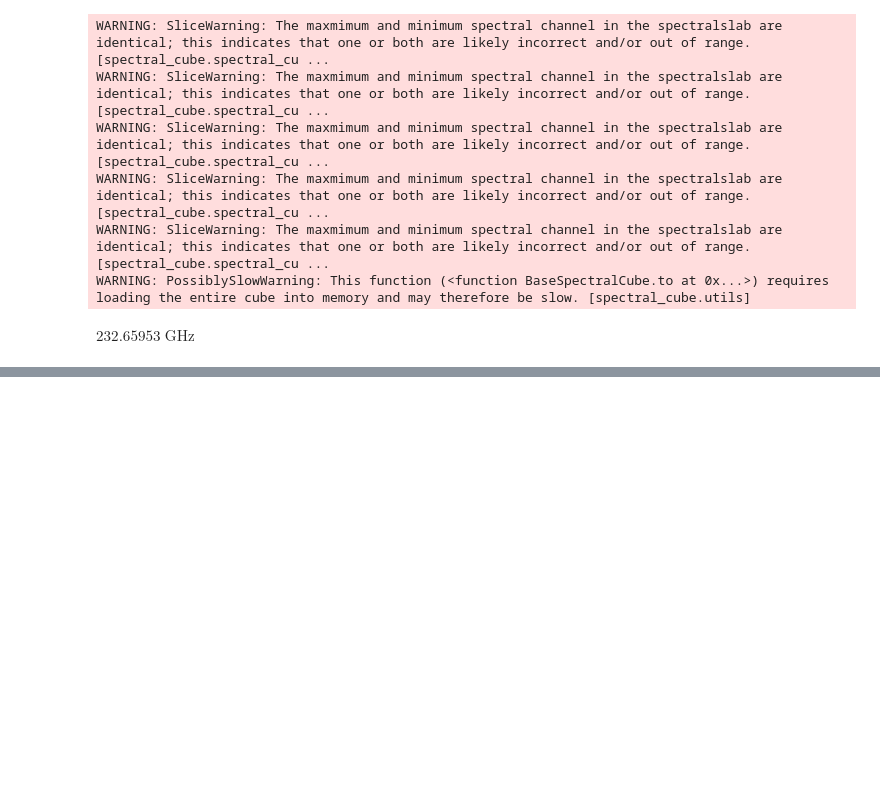
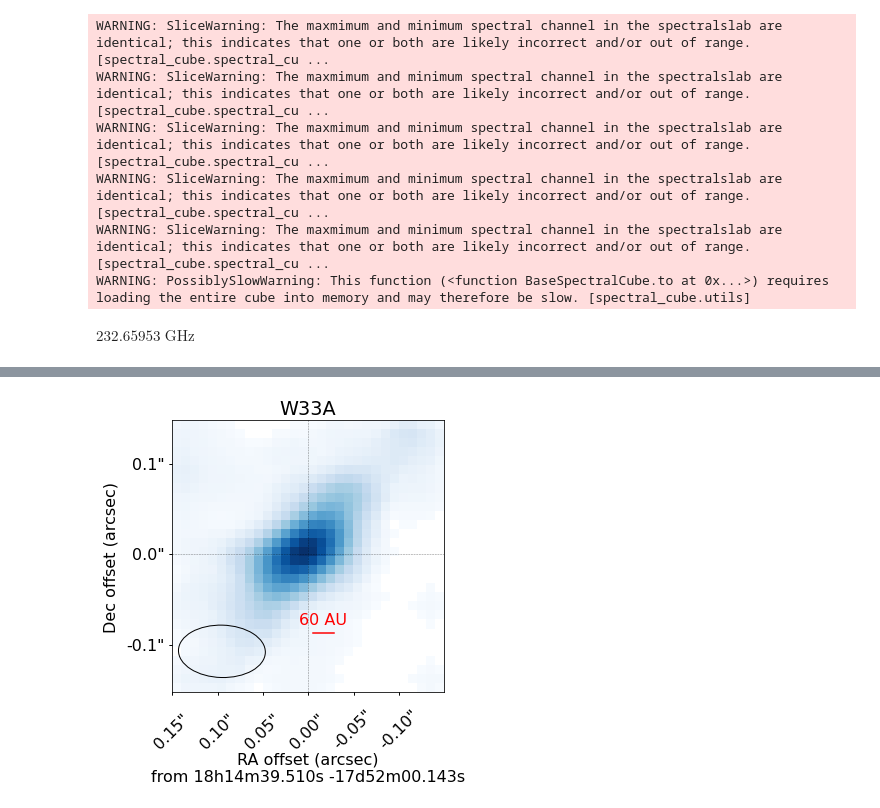
Before and after one commit to keflavich/saltmining, a Jupyter notebook: notebooks/SanhuezaW33.ipynb, the cells around one changed output, grey strips where cells are left out. Cells and saved outputs as stored; diff of their text form; code cells hidden in the pictures; blank space fills up the shorter version.

```diff
--- a/notebooks/SanhuezaW33.ipynb
+++ b/notebooks/SanhuezaW33.ipynb
@@ -794,3 +794,91 @@ WARNING: PossiblySlowWarning: This function (<function BaseSpectralCube.to at 0x
 restval * (1-vcen/constants.c)
 # %% [output]
 $232.65953 \; \mathrm{GHz}$
+# %%
+slcs = slice(None), slice(None), slice(None) #slice(4,-1), slice(6,-6)
+m3d = (stackc.subcube_from_regions(regvsm) > 5*u.K).include()
+m3d = scipy.ndimage.binary_erosion(m3d, iterations=1)
+m3d = scipy.ndimage.binary_dilation(m3d, iterations=2)
+
+m0 = stackc.subcube_from_regions(regvsm).with_mask(m3d)[slcs].moment0()
+
+pixscale_au = (stackc.wcs.proj_plane_pixel_area()**0.5 * distance).to(u.au, u.dimensionless_angles())
+
+fig = pl.figure(figsize=(5,5))
+ax1 = pl.subplot(1,1,1, projection=m0.wcs)
+im1 = ax1.imshow(m0.value, cmap='Blues', origin='lower')
+ax1.set_title("W33A")
+axlims = ax1.axis()
+
+offset_loc = regvsm[0].center
+
+#ax = fig.add_subplot(111,frameon=False)
+#pl.tick_params(labelcolor='none', top=False, bottom=False, left=False, right=False)
+
+#offset_loc = coordinates.SkyCoord("17:26:42.344 -36:09:16.14", unit=(u.h, u.deg), frame='icrs')
+xc,yc = m0.wcs.celestial.world_to_pixel(offset_loc)
+
+ax_ = ax1
+
+xtlocs = ax_.get_xticks()
+xticklabels = map(lambda x: f"{x:0.3f}", (xc-xtlocs)*pixscale.value)
+ax_.set_xticks(xtlocs, xticklabels, rotation=45)
+ax_.axhline(yc, color='k', linestyle='--', linewidth=0.5, alpha=0.5)
+ax_.axvline(xc, color='k', linestyle='--', linewidth=0.5, alpha=0.5)
+
+ytlocs = ax1.get_yticks()
+yticklabels = map(lambda x: f"{x:0.3f}", (ytlocs-yc)*pixscale.value)
+ax_.set_yticks(ytlocs, yticklabels, rotation=0)
+
+ax_.axis(axlims)
+
+ra = ax_.coords['ra']
+ra.set_auto_axislabel(False)
+dec = ax_.coords['dec']
+ra.set_coord_type('longitude', 180)
+overlay = ax_.get_coords_overlay(offset_loc.skyoffset_frame())
+ra.set_ticklabel_visible(False)
+dec.set_ticklabel_visible(False)
+ra.set_ticks_visible(False)
+dec.set_ticks_visible(False)
+
+lon = overlay['lon']
+lon.set_coord_type('longitude', 180)
+lon.set_format_unit(u.arcsec)
+lon.set_ticklabel(rotation=45, pad=40)
+lon.set_ticks_position('b')
+lon.set_ticklabel_position('b')
+lon.set_axislabel_position('b')
+lon.set_axislabel(" ")
+lon.set_ticks(spacing=0.05*u.arcsec)
+lat = overlay['lat']
+lat.set_format_unit(u.arcsec)
+lat.set_ticklabel()
+lat.set_ticks_position('l')
+lat.set_ticklabel_position('l')
+lat.set_axislabel_position('l')
+lat.set_axislabel(" ")
+
+bm = stackc.beam
+bmell = bm.ellipse_to_plot(5, 4, pixscale)
+bmell.set_facecolor('none')
+bmell.set_edgecolor('k')
+pl.gca().add_artist(bmell)
+
+dp_60 = (60*u.au / pixscale_au).decompose()
+
+print(f"xc={xc}, yc={yc}, dp_60 = {dp_60}")
+xc_ = 15
+ax1.plot([xc_, xc_+dp_60], [6,6], color='r')
+ax1.text(xc_ + dp_60/2, 7, f'60 AU', horizontalalignment='center', color='r')
+pixscale = np.abs((wcs.utils.proj_plane_pixel_area(m0.wcs)**0.5*u.deg).to(u.arcsec))
+print(f"axlims={axlims}")
+
+
+lon.set_axislabel(f"RA offset (arcsec)\nfrom {offset_loc.to_string('hmsdms', precision=3)}")
+lat.set_axislabel("Dec offset (arcsec)")#, labelpad=25)
+
+ax1.axis(axlims)
+
+pl.savefig("W33A_NaCl_mom0_ticks.png", bbox_inches='tight', dpi=300)
+# %% [output]
@@ -797,3 +887,4 @@ $232.65953 \; \mathrm{GHz}$
+[figure, added]
 # %%
 from dask_image.ndmorph import binary_dilation, binary_erosion
 
```
Also changed, not shown: parts of 3 cells of this notebook, 7 other files.
